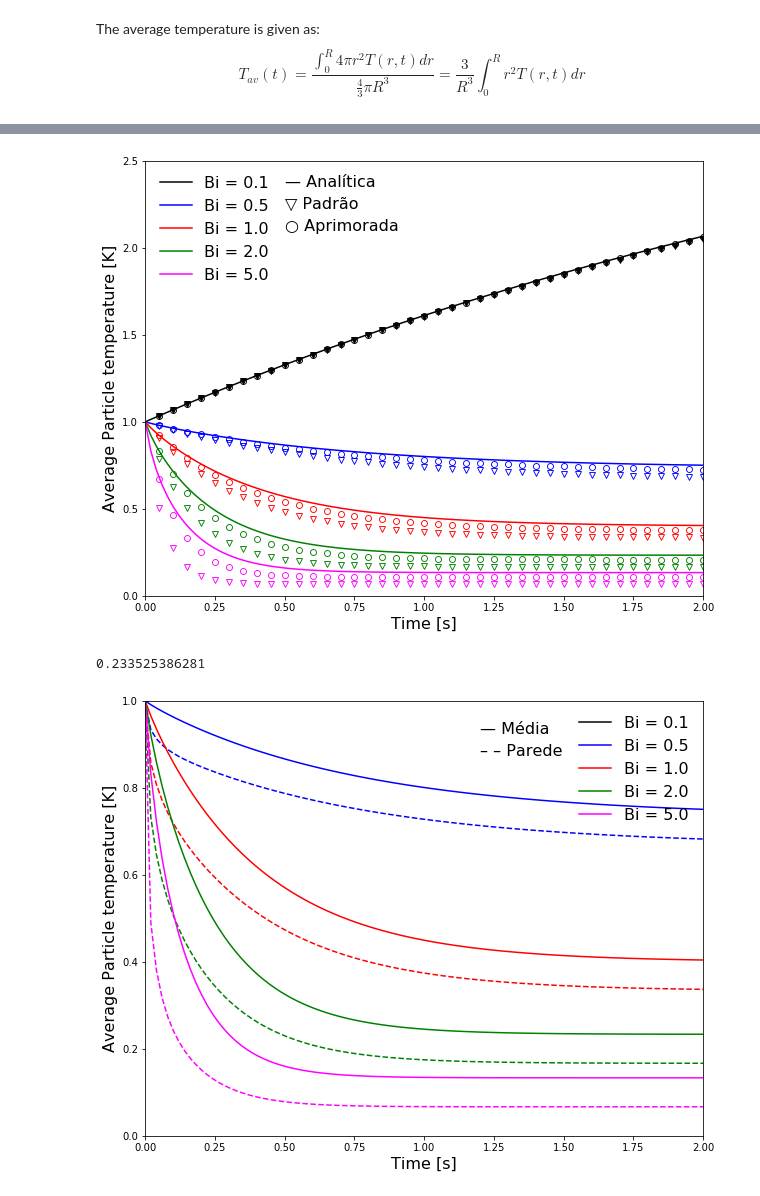
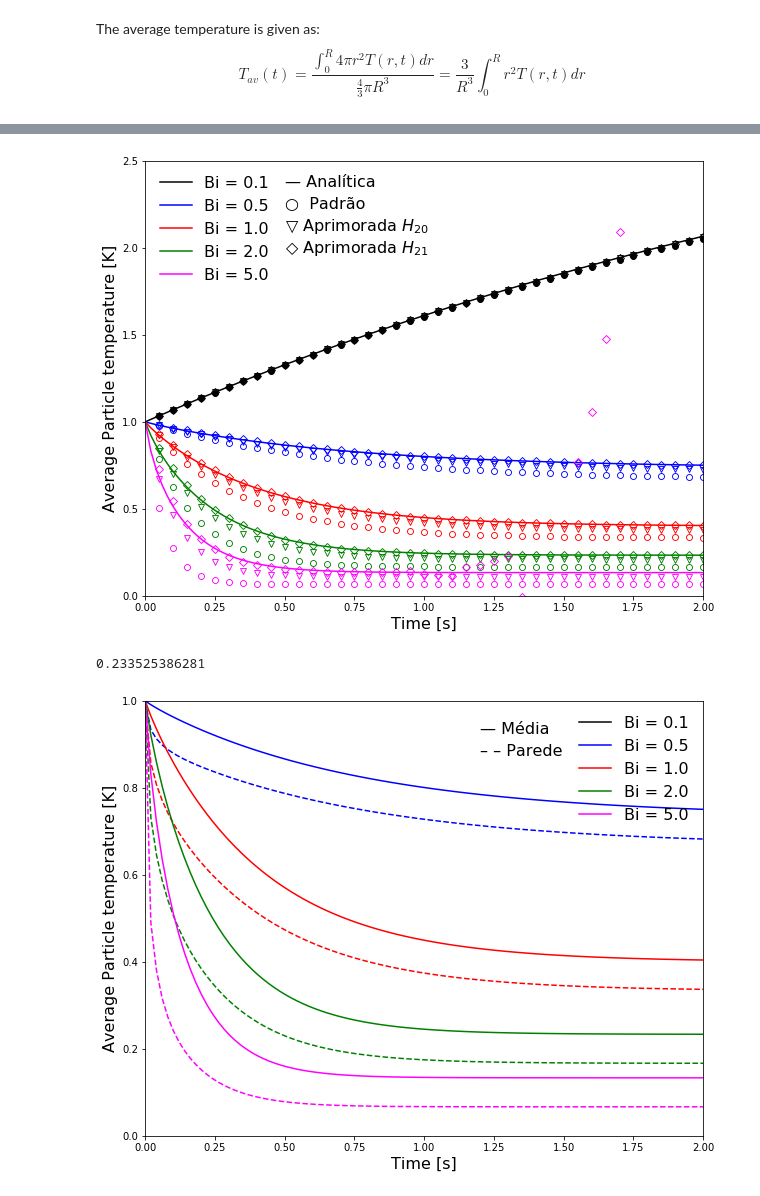
Before and after one commit to lucillalmeida/doutorado-validacoes, a Jupyter notebook: cooling_particle/Post-processing/Transient heat conduction in a solid sphere with convective boundary and heat source -comparison.ipynb, the cells around one changed output, grey strips where cells are left out. Cells and saved outputs as stored; diff of their text form; code cells hidden in the pictures.

```diff
--- a/cooling_particle/Post-processing/Transient heat conduction in a solid sphere with convective boundary and heat source -comparison.ipynb
+++ b/cooling_particle/Post-processing/Transient heat conduction in a solid sphere with convective boundary and heat source -comparison.ipynb
@@ -322,46 +344,59 @@ plt.rcParams["figure.figsize"] = (10.0, 8.0)
 #plt.plot(t,temperature_list[2], linestyle = "-", color = "red", label = "Analítica (Bi = {0:.1f})".format(Biot[2]))
 
 plt.plot(t,average_temperature_list[0], linestyle = "-", color = "black", label = "Bi = {0:.1f}".format(Biot[0]))
 plt.plot(t,average_temperature_list[1], linestyle = "-", color = "blue", label = "Bi = {0:.1f}".format(Biot[1]))
 plt.plot(t,average_temperature_list[2], linestyle = "-", color = "red", label = "Bi = {0:.1f}".format(Biot[2]))
 plt.plot(t,average_temperature_list[3], linestyle = "-", color = "green", label = "Bi = {0:.1f}".format(Biot[3]))
 plt.plot(t,average_temperature_list[4], linestyle = "-", color = "magenta", label = "Bi = {0:.1f}".format(Biot[4]))
 
-plt.plot(t_zero_way_Bi01_standard, temp_zero_way_Bi01_standard, linestyle = "None", marker = 'v', markeredgecolor = "black",
+plt.plot(t_zero_way_Bi01_standard, temp_zero_way_Bi01_standard, linestyle = "None", marker = 'o', markeredgecolor = "black",
          markeredgewidth = 0.9, markevery=1, markerfacecolor = "black")
-plt.plot(t_zero_way_Bi05_standard, temp_zero_way_Bi05_standard, linestyle = "None", marker = 'v', markeredgecolor = "blue",
+plt.plot(t_zero_way_Bi05_standard, temp_zero_way_Bi05_standard, linestyle = "None", marker = 'o', markeredgecolor = "blue",
          markeredgewidth = 0.9, markevery=1, markerfacecolor = "none")
-plt.plot(t_zero_way_Bi1_standard, temp_zero_way_Bi1_standard, linestyle = "None", marker = 'v', markeredgecolor = "red",
+plt.plot(t_zero_way_Bi1_standard, temp_zero_way_Bi1_standard, linestyle = "None", marker = 'o', markeredgecolor = "red",
          markeredgewidth = 0.9, markevery=1, markerfacecolor = "none")
-plt.plot(t_zero_way_Bi2_standard, temp_zero_way_Bi2_standard, linestyle = "None", marker = 'v', markeredgecolor = "green",
+plt.plot(t_zero_way_Bi2_standard, temp_zero_way_Bi2_standard, linestyle = "None", marker = 'o', markeredgecolor = "green",
          markeredgewidth = 0.9, markevery=1, markerfacecolor = "none")
-plt.plot(t_zero_way_Bi5_standard, temp_zero_way_Bi5_standard, linestyle = "None", marker = 'v', markeredgecolor = "magenta",
+plt.plot(t_zero_way_Bi5_standard, temp_zero_way_Bi5_standard, linestyle = "None", marker = 'o', markeredgecolor = "magenta",
          markeredgewidth = 0.9, markevery=1, markerfacecolor = "none")
 
 
-plt.plot(t_zero_way_Bi01_improved, temp_zero_way_Bi01_improved, linestyle = "None", marker = 'o', markeredgecolor = "black",
+plt.plot(t_zero_way_Bi01_improved_h20, temp_zero_way_Bi01_improved_h20, linestyle = "None", marker = 'v', markeredgecolor = "black",
          markeredgewidth = 0.9, markevery=1, markerfacecolor = "none")
-plt.plot(t_zero_way_Bi05_improved, temp_zero_way_Bi05_improved, linestyle = "None", marker = 'o', markeredgecolor = "blue",
+plt.plot(t_zero_way_Bi05_improved_h20, temp_zero_way_Bi05_improved_h20, linestyle = "None", marker = 'v', markeredgecolor = "blue",
          markeredgewidth = 0.9, markevery=1, markerfacecolor = "none")
-plt.plot(t_zero_way_Bi1_improved, temp_zero_way_Bi1_improved, linestyle = "None", marker = 'o', markeredgecolor = "red",
+plt.plot(t_zero_way_Bi1_improved_h20, temp_zero_way_Bi1_improved_h20, linestyle = "None", marker = 'v', markeredgecolor = "red",
          markeredgewidth = 0.9, markevery=1, markerfacecolor = "none")
-plt.plot(t_zero_way_Bi2_improved, temp_zero_way_Bi2_improved, linestyle = "None", marker = 'o', markeredgecolor = "green",
+plt.plot(t_zero_way_Bi2_improved_h20, temp_zero_way_Bi2_improved_h20, linestyle = "None", marker = 'v', markeredgecolor = "green",
          markeredgewidth = 0.9, markevery=1, markerfacecolor = "none")
-plt.plot(t_zero_way_Bi5_improved, temp_zero_way_Bi5_improved, linestyle = "None", marker = 'o', markeredgecolor = "magenta",
+plt.plot(t_zero_way_Bi5_improved_h20, temp_zero_way_Bi5_improved_h20, linestyle = "None", marker = 'v', markeredgecolor = "magenta",
          markeredgewidth = 0.9, markevery=1, markerfacecolor = "none")
+
+plt.plot(t_zero_way_Bi01_improved_h21, temp_zero_way_Bi01_improved_h21, linestyle = "None", marker = 'D', markeredgecolor = "black",
+         markeredgewidth = 0.9, markevery=1, markerfacecolor = "none")
+plt.plot(t_zero_way_Bi05_improved_h21, temp_zero_way_Bi05_improved_h21, linestyle = "None", marker = 'D', markeredgecolor = "blue",
+         markeredgewidth = 0.9, markevery=1, markerfacecolor = "none")
+plt.plot(t_zero_way_Bi1_improved_h21, temp_zero_way_Bi1_improved_h21, linestyle = "None", marker = 'D', markeredgecolor = "red",
+         markeredgewidth = 0.9, markevery=1, markerfacecolor = "none")
+plt.plot(t_zero_way_Bi2_improved_h21, temp_zero_way_Bi2_improved_h21, linestyle = "None", marker = 'D', markeredgecolor = "green",
+         markeredgewidth = 0.9, markevery=1, markerfacecolor = "none")
+plt.plot(t_zero_way_Bi5_improved_h21, temp_zero_way_Bi5_improved_h21, linestyle = "None", marker = 'D', markeredgecolor = "magenta",
+         markeredgewidth = 0.9, markevery=1, markerfacecolor = "none")
+
 plt.xlim(0, 2)
 plt.ylim(0, 2.5)
 plt.legend(fontsize=16, loc='upper left', frameon=False)
 plt.ylabel('Average Particle temperature [K]', fontsize=16)
 plt.xlabel('Time [s]', fontsize=16)
 plt.annotate('\u2014 Analítica',xy=(0.5, 2.35), fontsize=16)
-plt.annotate('\u25BD Padrão', xy=(0.5, 2.225), fontsize=16)
-plt.annotate('\u25CB Aprimorada', xy=(0.5, 2.10), fontsize=16)
+plt.annotate('\u25CB  Padrão', xy=(0.5, 2.225), fontsize=16)
+plt.annotate('\u25BD Aprimorada $H_{20}$', xy=(0.5, 2.10), fontsize=16)
+plt.annotate('\u25C7 Aprimorada $H_{21}$', xy=(0.5, 1.975), fontsize=16)
 plt.show()
 
 print(average_temperature_list[3][-1])
 # %% [output]
-[figure, old version]
+[figure, new version]
 0.233525386281
 # %%
 plt.rcParams["figure.figsize"] = (10.0, 8.0)
```
Also changed, not shown: parts of 1 cell of this notebook, 11 other files.
